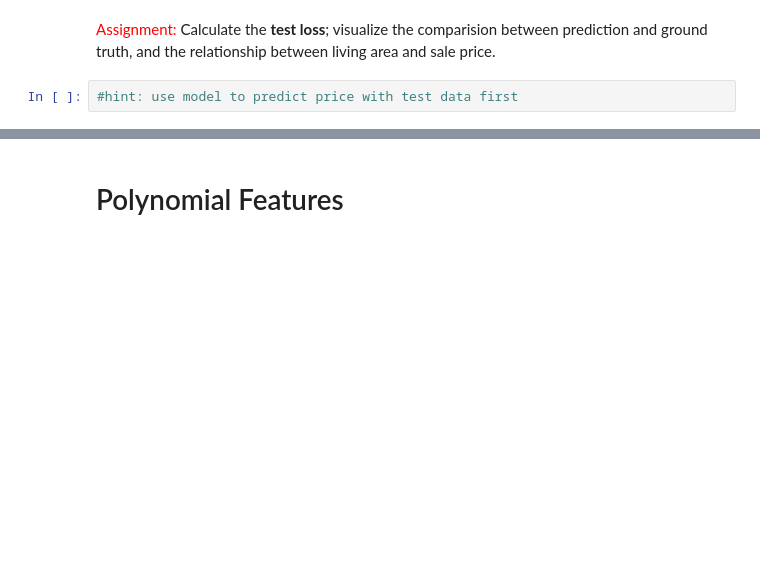
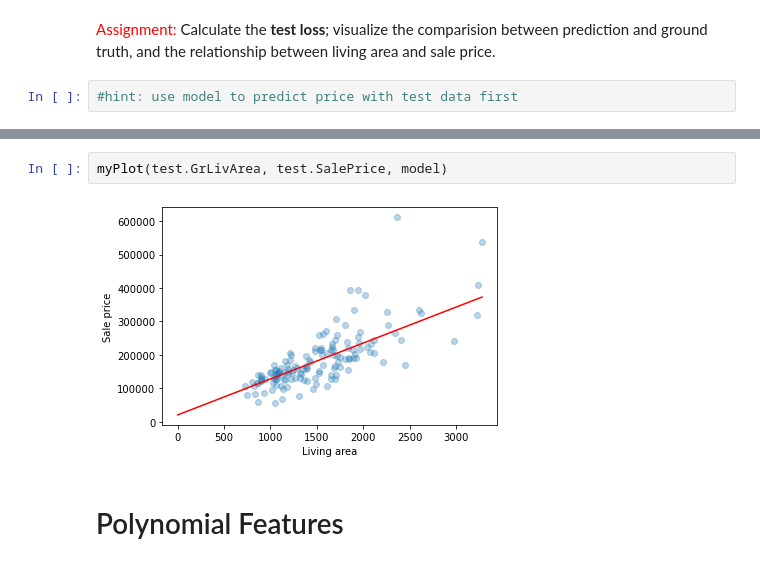
Before and after one commit to redpob/machine-learning-class, a Jupyter notebook: Week 2/linear_regression_model.ipynb, the cells around one changed output, grey strips where cells are left out. Drawn from its saved outputs; the diff is of its cells as text; blank space fills up the shorter version.

```diff
--- a/Week 2/linear_regression_model.ipynb
+++ b/Week 2/linear_regression_model.ipynb
@@ -293,3 +312,7 @@ myPlot(train.GrLivArea, train.SalePrice, model)
+# %%
+myPlot(test.GrLivArea, test.SalePrice, model)
+# %% [output]
+[figure, added]
 # %% [markdown]
 # Polynomial Features
 # %%
```
Also changed, not shown: parts of 25 cells of this notebook, 6 other files.
